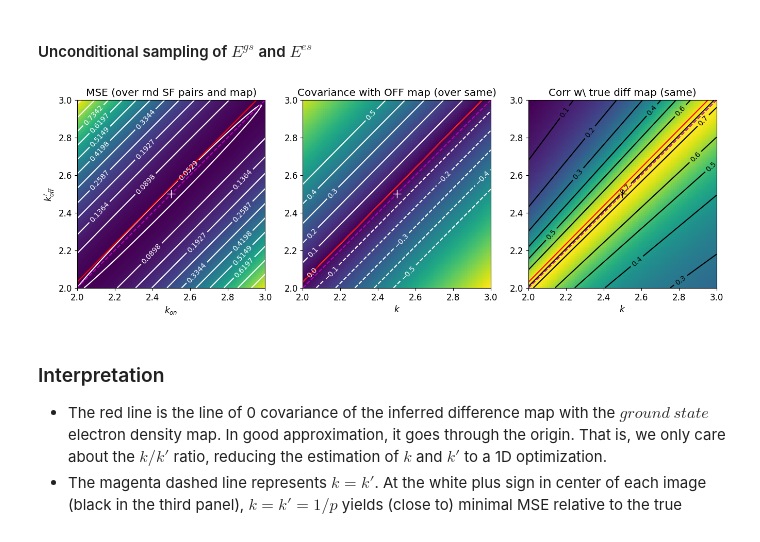
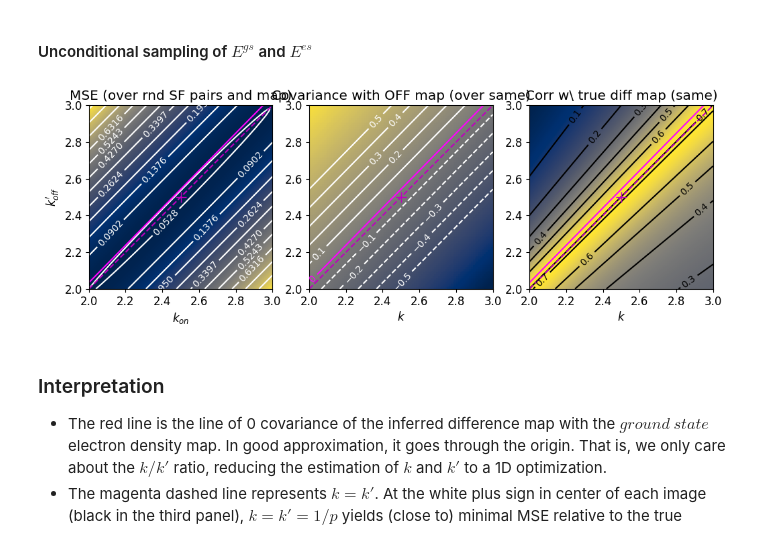
Before and after one commit to Hekstra-Lab/dw, a Jupyter notebook: 6_Revisiting_difference_maps.ipynb, the cells around one changed output. Saved outputs shown, nothing was run; the diff lists cells and outputs as text; code cells hidden in the pictures.

Commit message:
updates after making figures

```diff
--- a/6_Revisiting_difference_maps.ipynb
+++ b/6_Revisiting_difference_maps.ipynb
@@ -7,8 +7,14 @@ from time          import perf_counter
 from scipy.stats   import pearsonr, poisson, multivariate_normal, norm, vonmises, multivariate_t, rice
 from scipy.special import laguerre, i0, i1
 # from dw_tools      import multivariatet as mvt
-# %%
-plt.rcParams.update({'font.size': 12})
+# %%
+new_rc_params = {
+    'text.usetex': False,
+    "svg.fonttype": 'none',
+    "font.size" : 12,
+}
+plt.rcParams.update(new_rc_params)
+fig_dir = "results_figs/"
 # %% [markdown]
 # Global Scaling for Difference Maps
 # %% [markdown]
@@ -280,48 +286,59 @@ for k1 in tqdm(range(0,nmax)):
         corr_true[k1,k2]   = calc_Corr_true(k, E_on_abs, phi_off, E_off_abs, E_es, E_gs)
         mean_DoM[   k1,k2] = calc_mean_DoM( k, E_on_abs, E_off_abs)
 # %%
-fig, _axs = plt.subplots(nrows=1, ncols=3,figsize=(16,5))
+fig, _axs = plt.subplots(nrows=1, ncols=3,figsize=(12,5*12/16))
 extent = [k_range[0], k_range[-1], k_range[0], k_range[-1]]
 axs = _axs.flatten()
 
 min_MSE=np.amin(MSE_obs.flatten())
 max_MSE=np.amax(MSE_obs.flatten())
 
-axs[0].imshow(MSE_obs, origin='lower', extent=extent)
+axs[0].imshow(MSE_obs, origin='lower', extent=extent,cmap="cividis")
 cs = axs[0].contour(MSE_obs,\
-                    levels=np.linspace(1.02*np.sqrt(min_MSE),\
-                                       0.98*np.sqrt(max_MSE),12)**2,\
+                    levels=np.linspace(1.02*np.sqrt(min_MSE),
+                                       0.98*np.sqrt(max_MSE),12)**2,
                     colors='w', extent=extent)
 axs[0].clabel(cs, inline=True, fontsize=10)
 axs[0].plot(k_range[[0,-1]],k_range[[0,-1]],'m--')
-axs[0].plot(1/p,1/p,'w+',markersize=12)
+axs[0].plot(1/p,1/p,'m+',markersize=12)
 axs[0].set_title("MSE (over rnd SF pairs and map)")
 axs[0].set_xlabel(r"$k_{on}$") # validated
 axs[0].set_ylabel(r"$k_{off}'$")
 
-axs[1].imshow( np.abs(cov_off_obs), origin='lower', extent=extent)
-cs=axs[1].contour(cov_off_obs,levels=np.linspace(-0.5,0.5,11),colors='w', extent=extent)
+axs[1].imshow(cov_off_obs, origin='lower',
+              extent=extent,vmin=-1, vmax=1,
+              interpolation='none',
+              cmap="cividis")
+
+cs = axs[1].contour(cov_off_obs,levels=np.linspace(-0.5,-0.1,5),colors='w', extent=extent)
 axs[1].clabel(cs, inline=True, fontsize=10)
+cs2 = axs[1].contour(cov_off_obs,levels=np.linspace(0.1,0.5,5),colors='w', extent=extent)
+axs[1].clabel(cs2, inline=True, fontsize=10)
+c1 = axs[1].contour(cov_off_obs,levels=[0.00],colors='magenta', extent=extent)
+axs[1].clabel(c1, inline=True, colors='magenta',fontsize=10)
+
 axs[1].plot(k_range[[0,-1]],k_range[[0,-1]],'m--')
-axs[0].contour(cov_off_obs,levels=[0],colors='r', extent=extent)
-axs[1].contour(cov_off_obs,levels=[0],colors='r', extent=extent)
-axs[1].plot(1/p,1/p,'w+',markersize=12)
+axs[1].plot(1/p,1/p,'m+',markersize=12)
 axs[1].set_title("Covariance with OFF map (over same)")
 axs[1].set_xlabel(r"$k$")
 axs[1].set_xlim(k_range[[0,-1]])
 axs[1].set_ylim(k_range[[0,-1]])
 
-axs[2].imshow( corr_true, origin='lower', extent=extent)
+axs[2].imshow(corr_true, origin='lower', extent=extent,cmap="cividis")
 cs=axs[2].contour(corr_true,levels=np.linspace(-1,1,21),colors='k', extent=extent)
 axs[2].plot(k_range[[0,-1]],k_range[[0,-1]],'m--')
 axs[2].clabel(cs, inline=True, fontsize=10)
-axs[2].contour(cov_off_obs,levels=[0],colors='r', extent=extent)
-axs[2].plot(1/p,1/p,'k+',markersize=12)
+axs[2].plot(1/p,1/p,'m+',markersize=12)
 axs[2].set_title("Corr w\ true diff map (same)")
 axs[2].set_xlabel(r"$k$")
+
+axs[0].contour(cov_off_obs,levels=[0],colors='magenta', extent=extent)
+axs[2].contour(cov_off_obs,levels=[0],colors='magenta', extent=extent)
+
+plt.savefig(fig_dir+"coppens_diffmap_corr.svg", bbox_inches="tight")
 plt.show()
 # %% [output]
-[figure, old version]
+[figure, new version]
 # %% [markdown]
 ### Interpretation
 - The red line is the line of 0 covariance of the inferred difference map with the $ground\ state$ electron density map. In good approximation, it goes through the origin. That is, we only care about the $k/k'$ ratio, reducing the estimation of $k$ and $k'$ to a 1D optimization.
```
Also changed, not shown: parts of 3 cells of this notebook, 42 other files.
